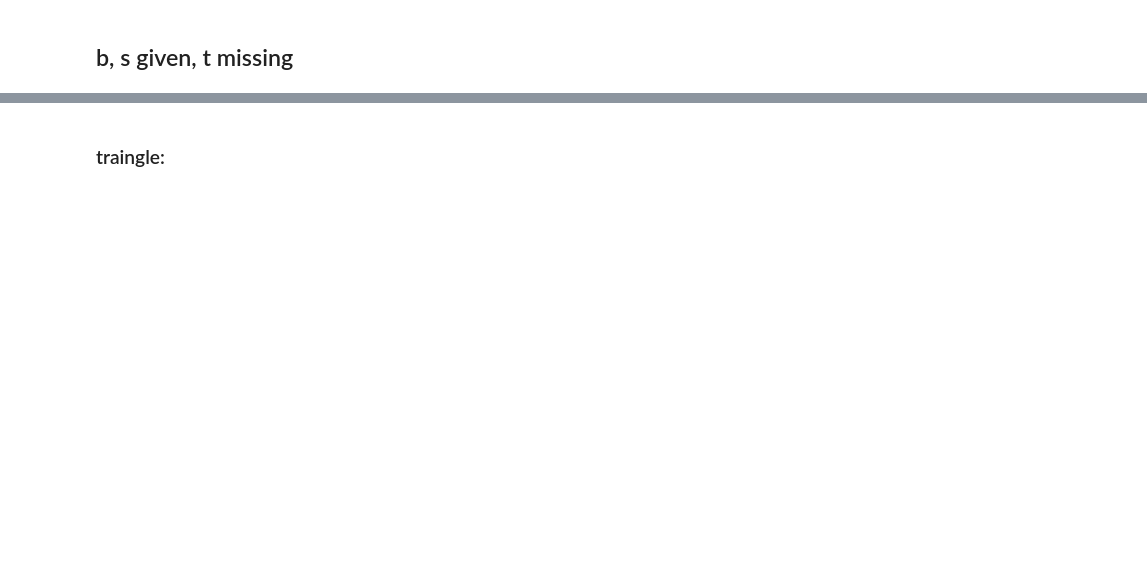
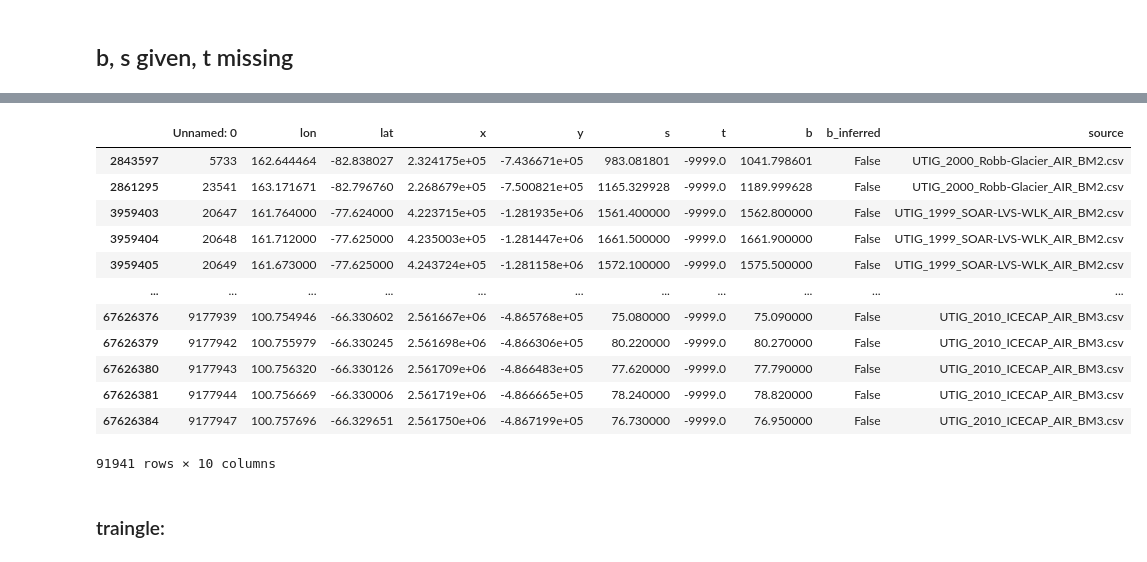
Before and after one commit to kimbente/bedmap, a Jupyter notebook: preprocess.ipynb, the cells around one changed output, grey strips where cells are left out. Cells and saved outputs as stored; diff of their text form; code cells hidden in the pictures; blank space fills up the shorter version.

```diff
--- a/preprocess.ipynb
+++ b/preprocess.ipynb
@@ -57,3 +89,23 @@ all.loc[(all['s'] != -9999) & (all['t'] == -9999) & (all['b'] != -9999) & (all['
+# %%
+# Thickness missing, b & s given
+# Check if b > s: 92 k
+# Bedmap paper states imputation
+bed_surface_threshold = 0.0
+all.loc[(all['s'] != -9999) & (all['t'] == -9999) & (all['b'] != -9999) & (all['b'] - all['s'] > bed_surface_threshold)]
+# %% [output]
+|  | Unnamed: 0 | lon | lat | x | y | s | t | b | b_inferred | source |
+| 2843597 | 5733 | 162.644464 | -82.838027 | 2.324175e+05 | -7.436671e+05 | 983.081801 | -9999.0 | 1041.798601 | False | UTIG_2000_Robb-Glacier_AIR_BM2.csv |
+| 2861295 | 23541 | 163.171671 | -82.796760 | 2.268679e+05 | -7.500821e+05 | 1165.329928 | -9999.0 | 1189.999628 | False | UTIG_2000_Robb-Glacier_AIR_BM2.csv |
+| 3959403 | 20647 | 161.764000 | -77.624000 | 4.223715e+05 | -1.281935e+06 | 1561.400000 | -9999.0 | 1562.800000 | False | UTIG_1999_SOAR-LVS-WLK_AIR_BM2.csv |
+| 3959404 | 20648 | 161.712000 | -77.625000 | 4.235003e+05 | -1.281447e+06 | 1661.500000 | -9999.0 | 1661.900000 | False | UTIG_1999_SOAR-LVS-WLK_AIR_BM2.csv |
+| 3959405 | 20649 | 161.673000 | -77.625000 | 4.243724e+05 | -1.281158e+06 | 1572.100000 | -9999.0 | 1575.500000 | False | UTIG_1999_SOAR-LVS-WLK_AIR_BM2.csv |
+| ... | ... | ... | ... | ... | ... | ... | ... | ... | ... | ... |
+| 67626376 | 9177939 | 100.754946 | -66.330602 | 2.561667e+06 | -4.865768e+05 | 75.080000 | -9999.0 | 75.090000 | False | UTIG_2010_ICECAP_AIR_BM3.csv |
+| 67626379 | 9177942 | 100.755979 | -66.330245 | 2.561698e+06 | -4.866306e+05 | 80.220000 | -9999.0 | 80.270000 | False | UTIG_2010_ICECAP_AIR_BM3.csv |
+| 67626380 | 9177943 | 100.756320 | -66.330126 | 2.561709e+06 | -4.866483e+05 | 77.620000 | -9999.0 | 77.790000 | False | UTIG_2010_ICECAP_AIR_BM3.csv |
+| 67626381 | 9177944 | 100.756669 | -66.330006 | 2.561719e+06 | -4.866665e+05 | 78.240000 | -9999.0 | 78.820000 | False | UTIG_2010_ICECAP_AIR_BM3.csv |
+| 67626384 | 9177947 | 100.757696 | -66.329651 | 2.561750e+06 | -4.867199e+05 | 76.730000 | -9999.0 | 76.950000 | False | UTIG_2010_ICECAP_AIR_BM3.csv |
+91941 rows × 10 columns
 # %%
 # remove
 all = all.drop(all.loc[(all['s'] != -9999) & (all['t'] == -9999) & (all['b'] != -9999) & (all['b'] - all['s'] > bed_surface_threshold)].index)
```
Also changed, not shown: parts of 22 cells of this notebook, 3 other files.
